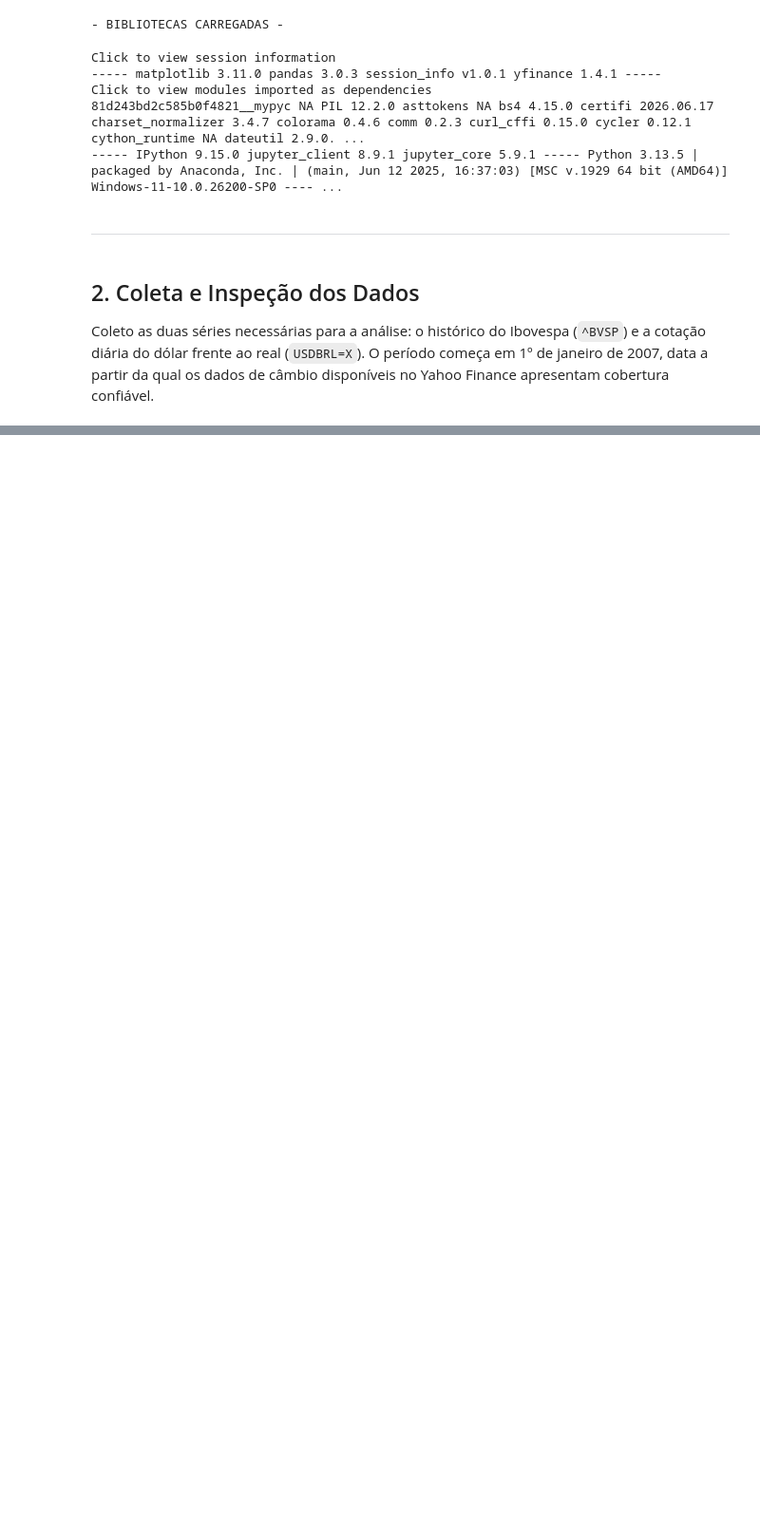
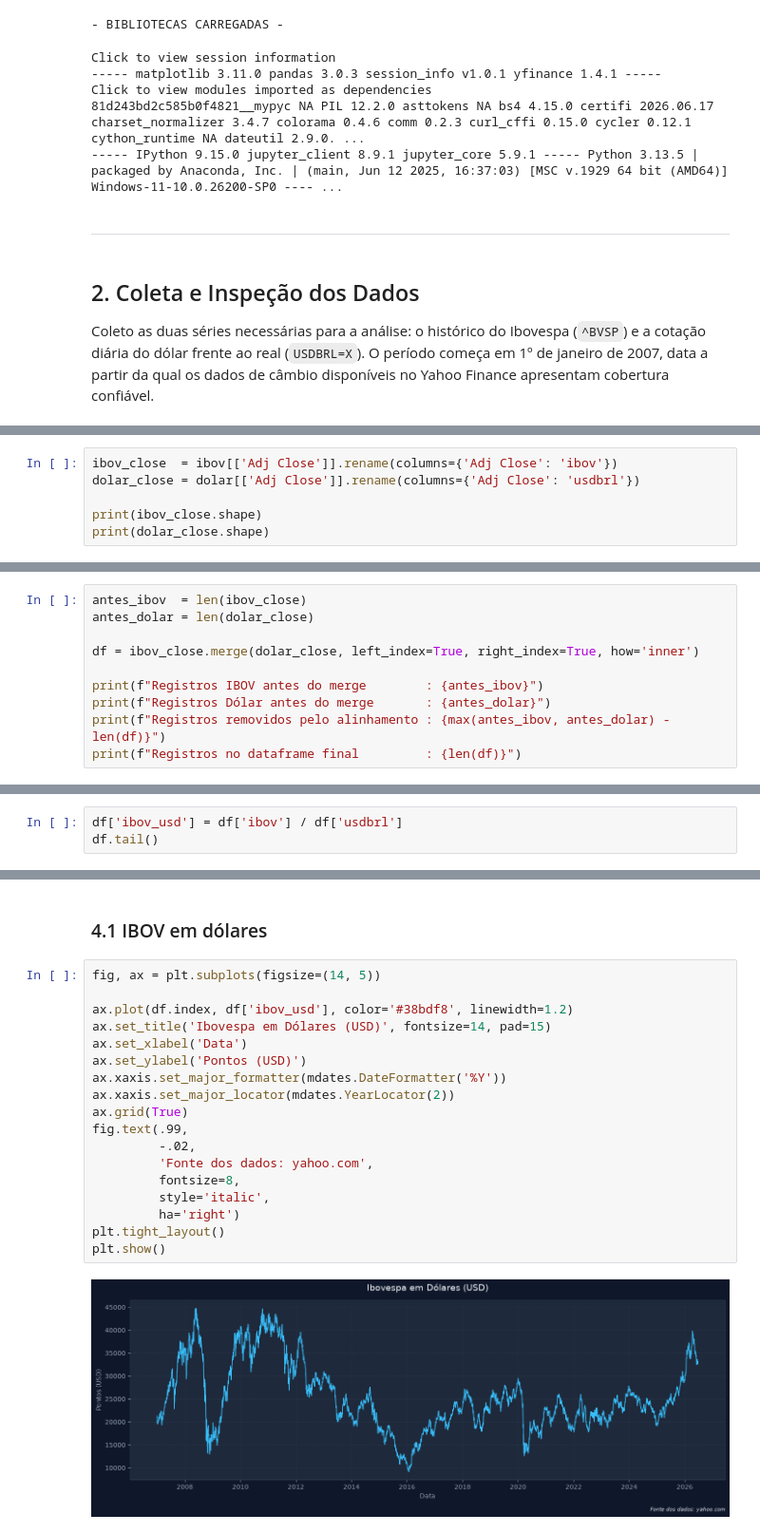
Before and after one commit to esscova/financas-quantitativas, a Jupyter notebook: Ibovespa dolarizado/ibovespa_dolarizado.ipynb, the cells around one changed output, grey strips where cells are left out. Shown at 95% size. Drawn from its saved outputs; the diff is of its cells as text; blank space fills up the shorter version.

Commit message:
feat: add analise historica ibov dolarizado

```diff
--- a/Ibovespa dolarizado/ibovespa_dolarizado.ipynb
+++ b/Ibovespa dolarizado/ibovespa_dolarizado.ipynb
@@ -142,0 +230,6 @@ cobertura confiável.
+# %%
+ibov_close  = ibov[['Adj Close']].rename(columns={'Adj Close': 'ibov'})
+dolar_close = dolar[['Adj Close']].rename(columns={'Adj Close': 'usdbrl'})
+
+print(ibov_close.shape)
+print(dolar_close.shape)
@@ -142,0 +246,10 @@ cobertura confiável.
+# %%
+antes_ibov  = len(ibov_close)
+antes_dolar = len(dolar_close)
+
+df = ibov_close.merge(dolar_close, left_index=True, right_index=True, how='inner')
+
+print(f"Registros IBOV antes do merge        : {antes_ibov}")
+print(f"Registros Dólar antes do merge       : {antes_dolar}")
+print(f"Registros removidos pelo alinhamento : {max(antes_ibov, antes_dolar) - len(df)}")
+print(f"Registros no dataframe final         : {len(df)}")
@@ -142,0 +288,3 @@ cobertura confiável.
+# %%
+df['ibov_usd'] = df['ibov'] / df['usdbrl']
+df.tail()
@@ -142,0 +312,22 @@ cobertura confiável.
+# %% [markdown]
+### 4.1 IBOV em dólares
+# %%
+fig, ax = plt.subplots(figsize=(14, 5))
+
+ax.plot(df.index, df['ibov_usd'], color='#38bdf8', linewidth=1.2)
+ax.set_title('Ibovespa em Dólares (USD)', fontsize=14, pad=15)
+ax.set_xlabel('Data')
+ax.set_ylabel('Pontos (USD)')
+ax.xaxis.set_major_formatter(mdates.DateFormatter('%Y'))
+ax.xaxis.set_major_locator(mdates.YearLocator(2))
+ax.grid(True)
+fig.text(.99,
+         -.02,
+         'Fonte dos dados: yahoo.com',
+         fontsize=8,
+         style='italic',
+         ha='right')
+plt.tight_layout()
+plt.show()
+# %% [output]
+[figure, added]
```
Also changed, not shown: parts of 30 cells of this notebook, 1 other file.
